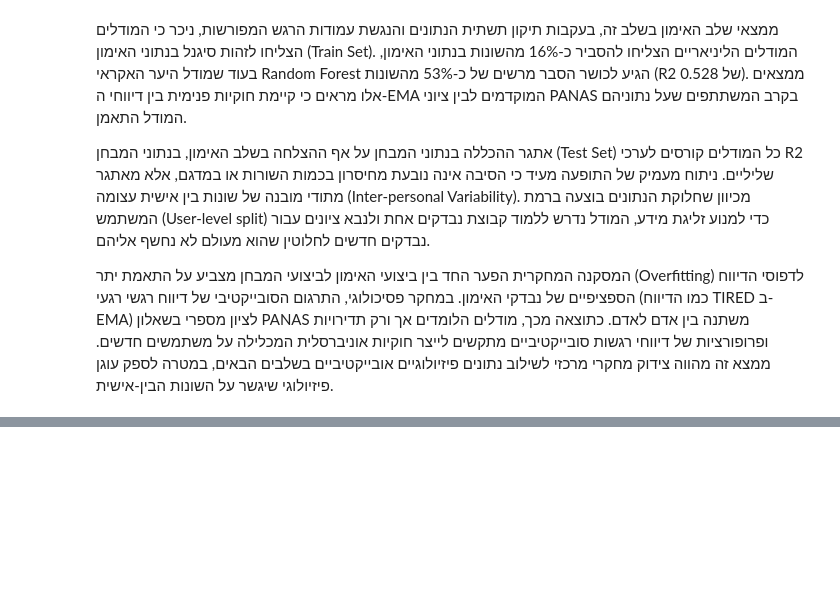
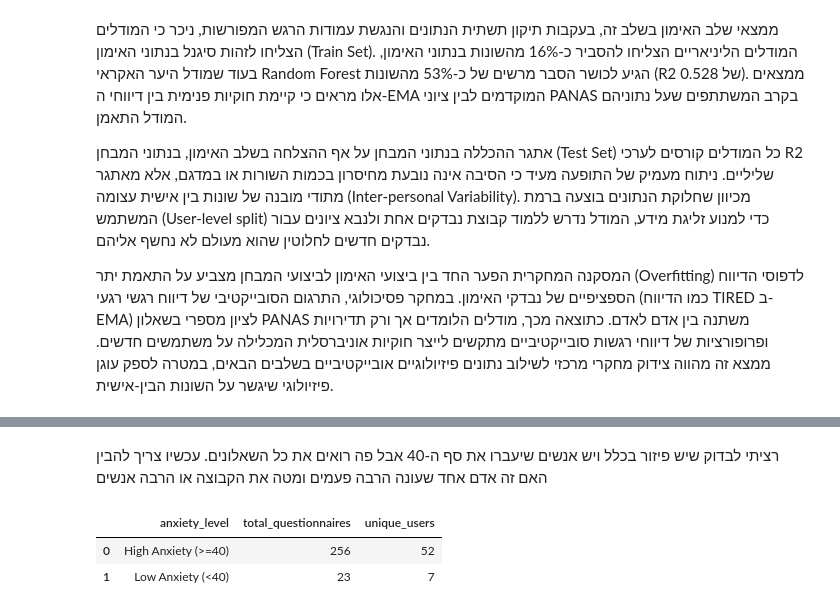
Before and after one commit to MoriahTDaniel/lifesnaps_project, a Jupyter notebook: notebooks/03_panas_like_model.ipynb, the cells around one changed output, grey strips where cells are left out. Cells and saved outputs as stored; diff of their text form; code cells hidden in the pictures; blank space fills up the shorter version.

```diff
--- a/notebooks/03_panas_like_model.ipynb
+++ b/notebooks/03_panas_like_model.ipynb
@@ -1160,0 +1197,25 @@ plt.show()
+# %% [markdown]
+רציתי לבדוק שיש פיזור בכלל ויש אנשים שיעברו את סף ה-40 אבל פה רואים את כל השאלונים. עכשיו צריך להבין האם זה אדם אחד שעונה הרבה פעמים ומטה את הקבוצה או הרבה אנשים
+# %%
+import pandas as pd
+
+# הגדרת הסף שלנו
+threshold = 40
+
+# יצירת העמודה הבינארית לסימון רמת החרדה
+stai_df['anxiety_level'] = stai_df['stai_stress'].apply(
+    lambda x: 'High Anxiety (>=40)' if x >= threshold else 'Low Anxiety (<40)'
+)
+
+# קיבוץ הנתונים וספירה חכמה - הפעם עם השם המדויק user_id
+summary_df = stai_df.groupby('anxiety_level').agg(
+    total_questionnaires=('stai_stress', 'count'),
+    unique_users=('user_id', 'nunique')
+).reset_index()
+
+# הצגת התוצאה בטבלה
+display(summary_df)
+# %% [output]
+|  | anxiety_level | total_questionnaires | unique_users |
+| 0 | High Anxiety (>=40) | 256 | 52 |
+| 1 | Low Anxiety (<40) | 23 | 7 |
```
Also changed, not shown: parts of 17 cells of this notebook.
